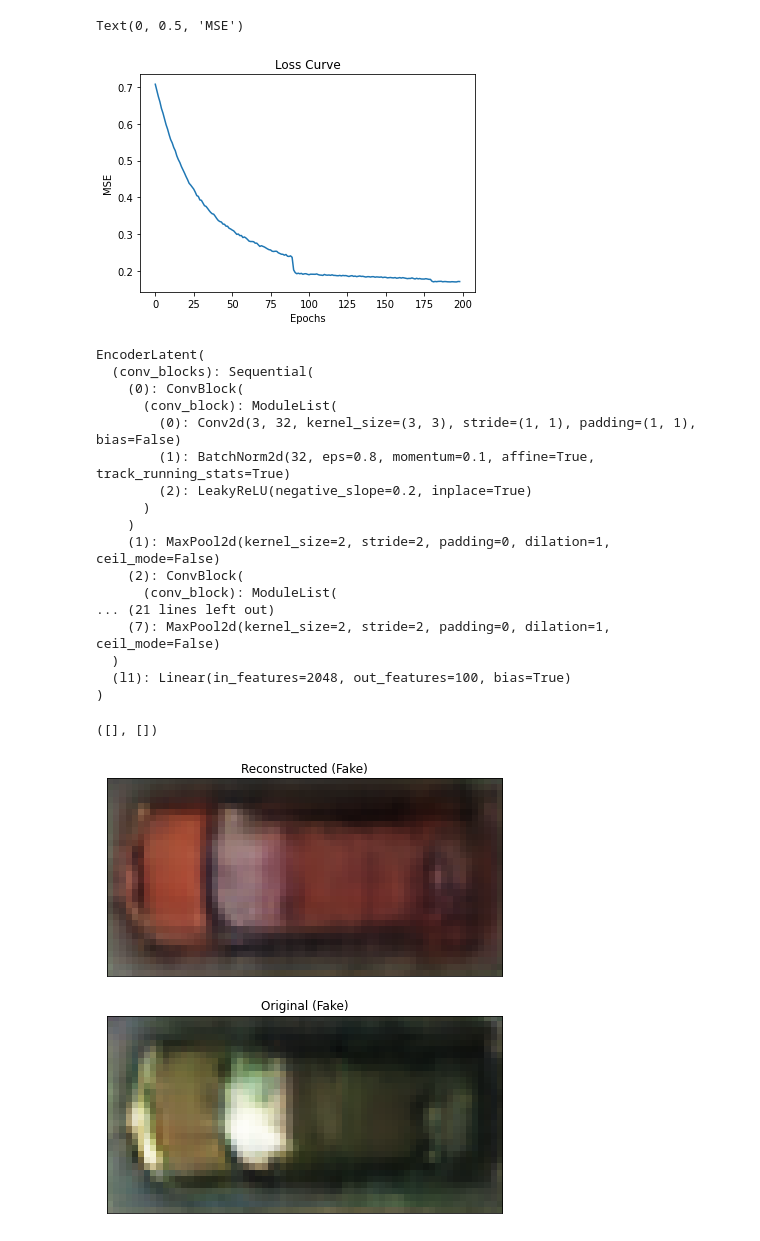
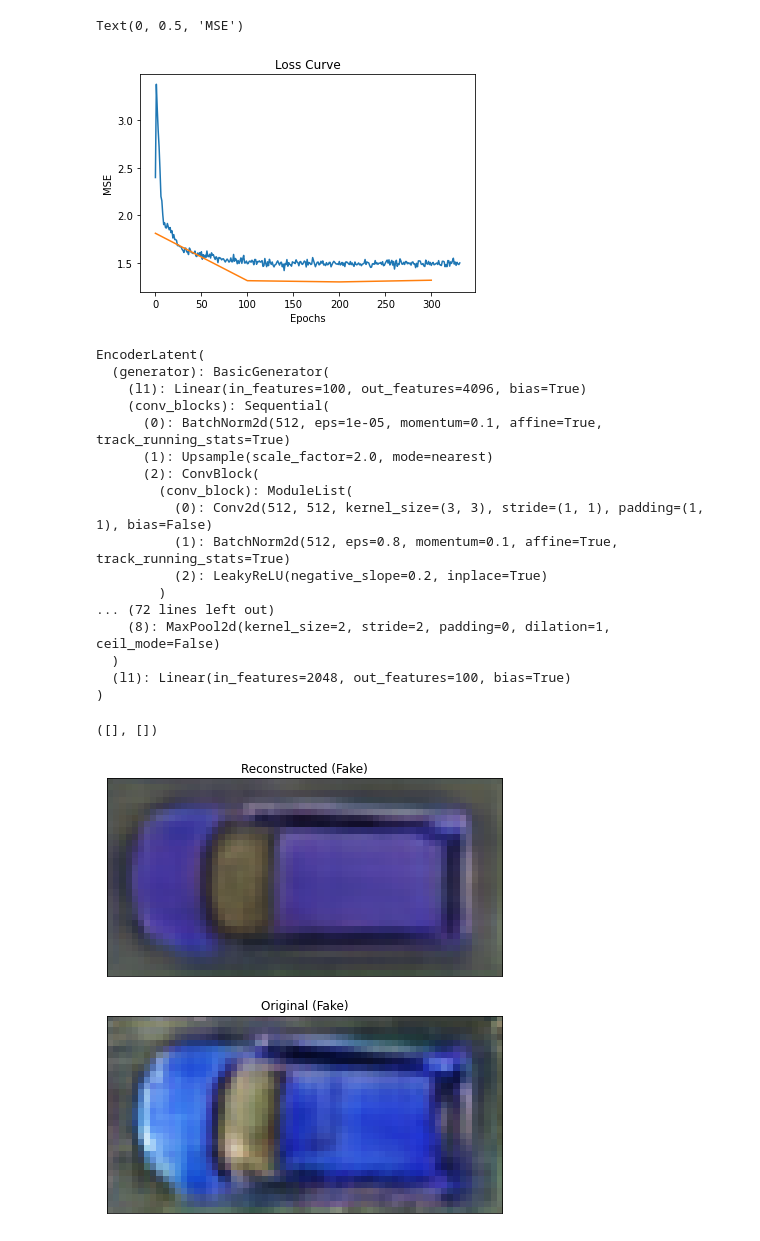
Before and after one commit to HCA97/Master-Thesis, a Jupyter notebook: GAN_Inversion.ipynb, the cells around one changed output. Cells and saved outputs as stored; diff of their text form; code cells hidden in the pictures.

Commit message:
gan inversion and space

```diff
--- a/GAN_Inversion.ipynb
+++ b/GAN_Inversion.ipynb
@@ -253,7 +176,8 @@ class EncoderLatent(nn.Module):
         img_rec = self.generator(z)
         return z, img_rec
 # %%
-net = EncoderLatent().cuda()
+net = EncoderLatent(model.generator).cuda()
 optimizer = th.optim.Adam(net.parameters(), lr=0.001)
 loss_latent = th.nn.MSELoss(reduction="mean")
-loss_rec = th.nn.MSELoss(reduction="mean")
+# loss_rec = th.nn.MSELoss(reduction="mean")
+loss_rec = lpips.LPIPS(net='vgg').cuda()
@@ -260,10 +207,12 @@ loss_rec = th.nn.MSELoss(reduction="mean")
 # %%
 net.train()
+
 learning_curve = []
-n_iter = 1000
+learning_curve_val = []
+n_iter = 300
 
 for i in range(n_iter):
-    l = 0
+
     x_fake, z_fake = next(iter(dataloader_fake))
     x_real, _ = next(iter(dataloader_real))
 
@@ -273,20 +222,31 @@ for i in range(n_iter):
 
 
     loss_1 = loss_latent(z_fake_, z_fake.cuda())
-    loss_2 = loss_rec(x_fake_, x_fake.cuda())
-    loss_3 = loss_rec(x_real_, x_real.cuda())
+    loss_2 = th.mean(loss_rec(x_fake_, x_fake.cuda(), normalize=True))
+    loss_3 = th.mean(loss_rec(x_real_, x_real.cuda(), normalize=True))
     total_loss = loss_1 + loss_2 + loss_3
-    l += total_loss.item()
+
+    learning_curve.append(total_loss.item())
+
     total_loss.backward()
     optimizer.step()
 
-    learning_curve.append(l)
     if i % 10 == 0:
-        print("iteration ", i, "loss", l)
+        print("iteration ", i, "loss", learning_curve[-1])
 
     if i % 90 == 0:
         for g in optimizer.param_groups:
             g['lr'] = g['lr']*0.1
 
-th.save(net.state_dict(), "experiments/gan_inversion/net.pkl")
+    if i % 100 == 0:
+        with th.no_grad():
+            net.eval()
+            l = 0
+            for x_val, _ in dataloader_val:
+                _, x_val_ = net.forward(x_val.cuda())
+                l += th.mean(loss_rec(x_val_, x_val.cuda(), normalize=True)).item()
+            print("iteration ", i, "val loss", l)
+            learning_curve_val.append(l)
+            net.train()
+        th.save(net.state_dict(), os.path.join(save_path, f"iter={i}.pkl"))
 # %% [output]
@@ -312,60 +264,61 @@ iteration  190 loss 0.1712871503084898
 # %%
-l = [ll / len(dataloader) for ll in learning_curve]
-plt.plot(l)
+plt.plot(learning_curve)
+plt.plot([100*i for i in range(len(learning_curve_val))], learning_curve_val)
 plt.title("Loss Curve")
 plt.xlabel("Epochs")
 plt.ylabel("MSE")
 # %% [output]
 Text(0, 0.5, 'MSE')
-[figure, old version]
+[figure, new version]
 # %%
-net.load_state_dict(th.load("experiments/gan_inversion/net.pkl"))
+best_model_iter = 0
+net.load_state_dict(th.load(os.path.join(save_path, f"iter={best_model_iter}.pkl")))
 net.cuda()
 net.eval()
 # %% [output]
 EncoderLatent(
-  (conv_blocks): Sequential(
-    (0): ConvBlock(
-      (conv_block): ModuleList(
-        (0): Conv2d(3, 32, kernel_size=(3, 3), stride=(1, 1), padding=(1, 1), bias=False)
-        (1): BatchNorm2d(32, eps=0.8, momentum=0.1, affine=True, track_running_stats=True)
-        (2): LeakyReLU(negative_slope=0.2, inplace=True)
-      )
-    )
-    (1): MaxPool2d(kernel_size=2, stride=2, padding=0, dilation=1, ceil_mode=False)
-    (2): ConvBlock(
-      (conv_block): ModuleList(
-... (21 lines left out)
-    (7): MaxPool2d(kernel_size=2, stride=2, padding=0, dilation=1, ceil_mode=False)
+  (generator): BasicGenerator(
+    (l1): Linear(in_features=100, out_features=4096, bias=True)
+    (conv_blocks): Sequential(
+      (0): BatchNorm2d(512, eps=1e-05, momentum=0.1, affine=True, track_running_stats=True)
+      (1): Upsample(scale_factor=2.0, mode=nearest)
+      (2): ConvBlock(
+        (conv_block): ModuleList(
+          (0): Conv2d(512, 512, kernel_size=(3, 3), stride=(1, 1), padding=(1, 1), bias=False)
+          (1): BatchNorm2d(512, eps=0.8, momentum=0.1, affine=True, track_running_stats=True)
+          (2): LeakyReLU(negative_slope=0.2, inplace=True)
+        )
+... (72 lines left out)
+    (8): MaxPool2d(kernel_size=2, stride=2, padding=0, dilation=1, ceil_mode=False)
   )
   (l1): Linear(in_features=2048, out_features=100, bias=True)
 )
 # %%
 # testing
 with th.no_grad():
-    z = th.normal(0, 1, (1, model.hparams.latent_dim), device=model.device)
-    x_orig = model.generator(z)
+    z = th.normal(0, 1, (1, model.generator.latent_dim), device=model.device)
+    x_orig = model(z)
 
-    z_rec = net.forward(x_orig)
+    z_rec, _ = net.forward(x_orig)
     x_rec = model.generator(z_rec)
 
 # rescale
 x_rec = (np.squeeze(x_rec.detach().cpu().numpy()).transpose(1, 2, 0) + 1) / 2
 x_orig = (np.squeeze(x_orig.detach().cpu().numpy()).transpose(1, 2, 0) + 1) / 2
 
 # plot
 plt.figure(figsize=(8, 8))
 plt.subplot(2, 1, 1)
 plt.imshow(x_rec)
 plt.title("Reconstructed (Fake)", fontsize=12)
 plt.xticks([])
 plt.yticks([])
 plt.subplot(2, 1, 2)
 plt.imshow(x_orig)
 plt.title("Original (Fake)", fontsize=12)
 plt.xticks([])
 plt.yticks([])
 # %% [output]
 ([], [])
-[figure, old version]
+[figure, new version]
 # %%
```
Also changed, not shown: parts of 18 cells of this notebook, 1 other file.
